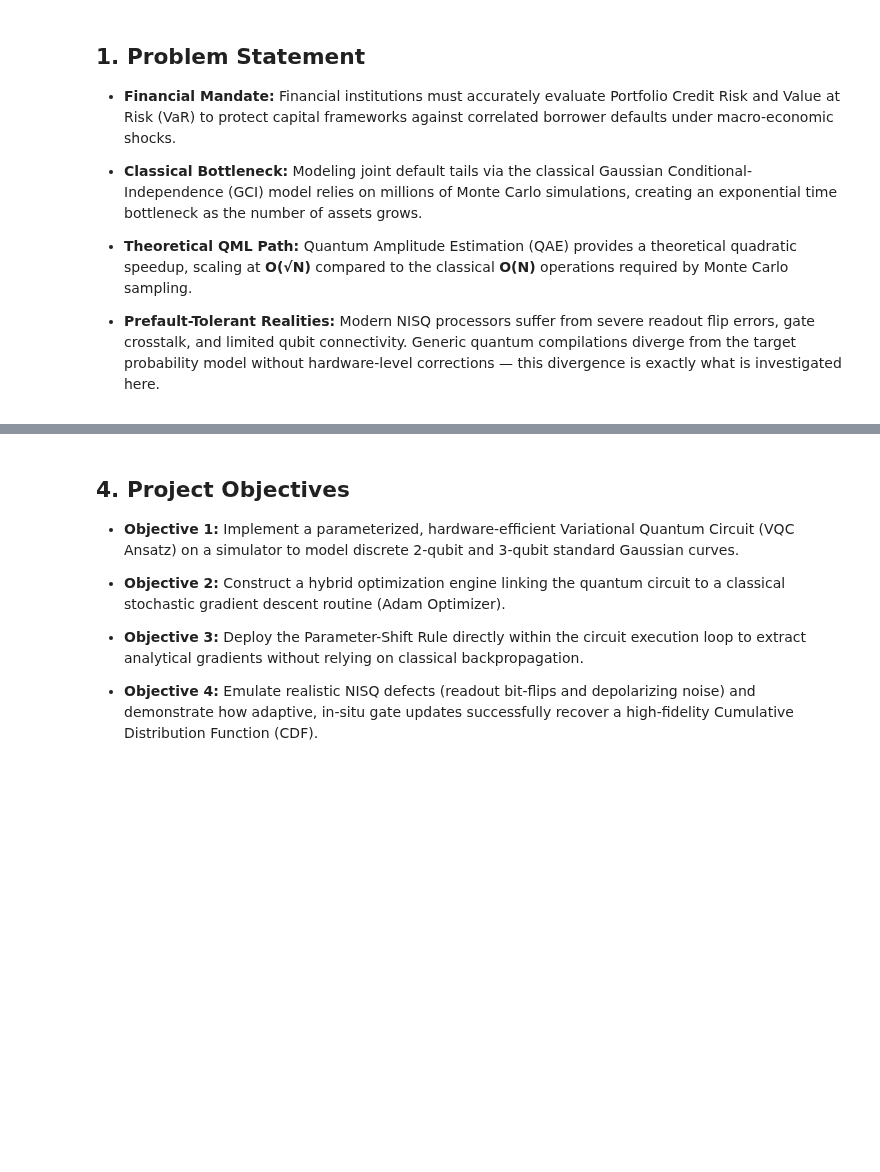
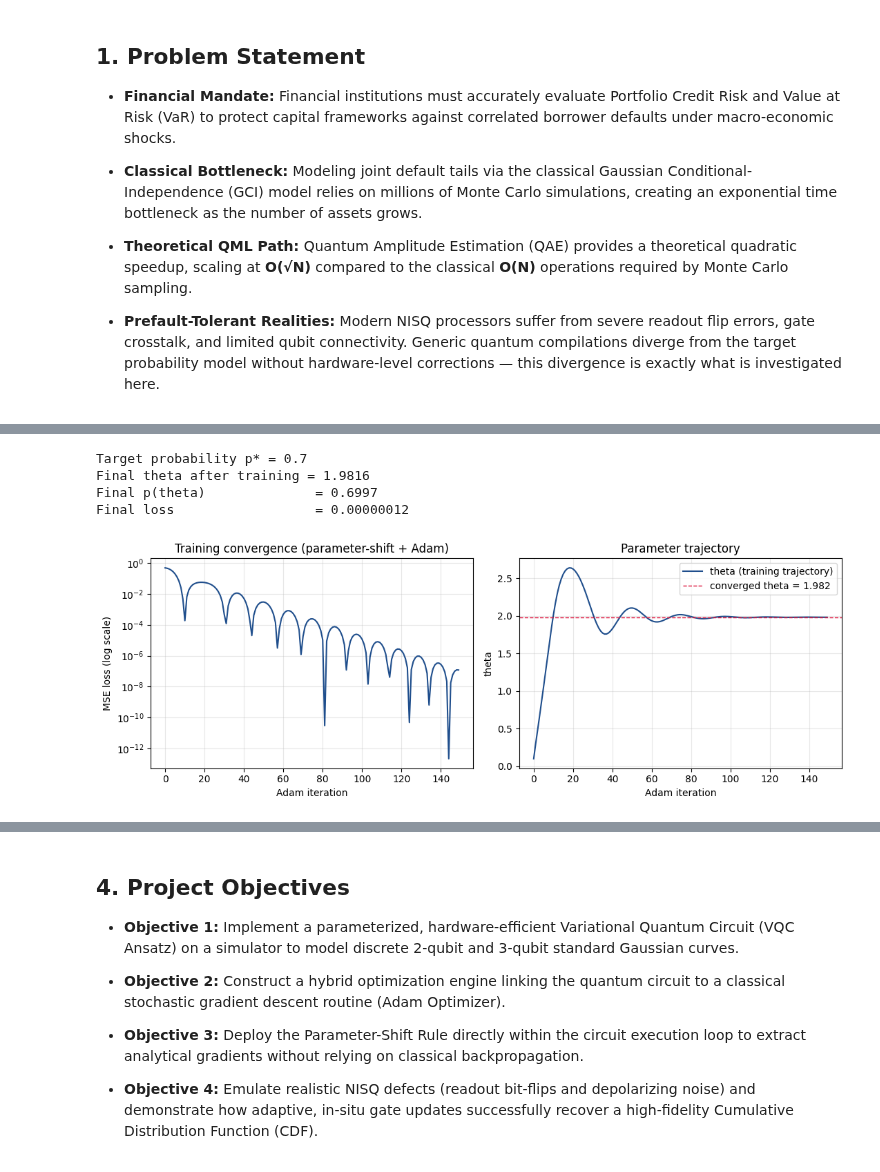
Before and after one commit to muthu-raam-t/quantum-credit-risk-vqc, a Jupyter notebook: 00_overview.ipynb, the cells around one changed output, grey strips where cells are left out. Drawn from its saved outputs; the diff is of its cells as text; code cells hidden in the pictures; blank space fills up the shorter version.

```diff
--- a/00_overview.ipynb
+++ b/00_overview.ipynb
@@ -41,0 +230,63 @@ The project rests on four core algorithmic building blocks. Each gets its own de
+# %%
+# ---- Demonstration: parameter-shift gradients + Adam, put together into one mini training loop ----
+# Toy problem: train a single Ry(theta) qubit so p(theta) hits a target probability p_star.
+# This is a 1-parameter miniature of exactly what Stage 4 will do with many parameters.
+
+def adam_train(p_star=0.7, theta_init=0.1, n_iterations=150,
+                lr=0.2, beta1=0.9, beta2=0.999, eps=1e-8):
+    theta = theta_init
+    m, v = 0.0, 0.0
+    loss_history, theta_history = [], []
+
+    for t in range(1, n_iterations + 1):
+        p = p_of_theta(theta)
+        loss = (p - p_star) ** 2
+        loss_history.append(loss)
+        theta_history.append(theta)
+
+        # gradient of the loss w.r.t. theta, via the parameter-shift rule + chain rule
+        dp_dtheta = parameter_shift_gradient(theta)
+        grad = 2 * (p - p_star) * dp_dtheta
+
+        # Adam update
+        m = beta1 * m + (1 - beta1) * grad
+        v = beta2 * v + (1 - beta2) * grad ** 2
+        m_hat = m / (1 - beta1 ** t)
+        v_hat = v / (1 - beta2 ** t)
+        theta = theta - lr * m_hat / (np.sqrt(v_hat) + eps)
+
+    return theta, loss_history, theta_history
+
+target_p = 0.7
+final_theta, loss_history, theta_history = adam_train(p_star=target_p)
+
+print(f"Target probability p* = {target_p}")
+print(f"Final theta after training = {final_theta:.4f}")
+print(f"Final p(theta)              = {p_of_theta(final_theta):.4f}")
+print(f"Final loss                  = {loss_history[-1]:.8f}")
+# %% [output]
+Target probability p* = 0.7
+Final theta after training = 1.9816
+Final p(theta)              = 0.6997
+Final loss                  = 0.00000012
+# %%
+# ---- Plot the training convergence: exactly the shape of curve Stage 4 will produce ----
+fig, axes = plt.subplots(1, 2, figsize=(11, 4))
+
+axes[0].plot(loss_history, color='#1f4e8c')
+axes[0].set_yscale('log')
+axes[0].set_xlabel('Adam iteration'); axes[0].set_ylabel('MSE loss (log scale)')
+axes[0].set_title('Training convergence (parameter-shift + Adam)')
+axes[0].grid(alpha=0.3)
+
+axes[1].plot(theta_history, color='#1f4e8c', label='theta (training trajectory)')
+axes[1].axhline(final_theta, color='crimson', linestyle='--', linewidth=1,
+                 label=f'converged theta = {final_theta:.3f}')
+axes[1].set_xlabel('Adam iteration'); axes[1].set_ylabel('theta')
+axes[1].set_title('Parameter trajectory'); axes[1].legend(); axes[1].grid(alpha=0.3)
+
+plt.tight_layout()
+plt.savefig('adam_training_demo.png', dpi=150)
+plt.show()
+# %% [output]
+[figure, added]
```
Also changed, not shown: parts of 14 cells of this notebook.
